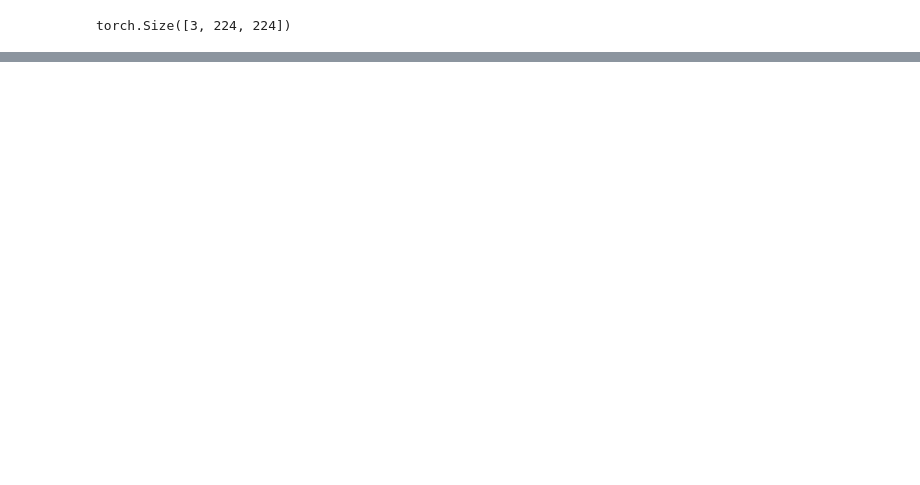
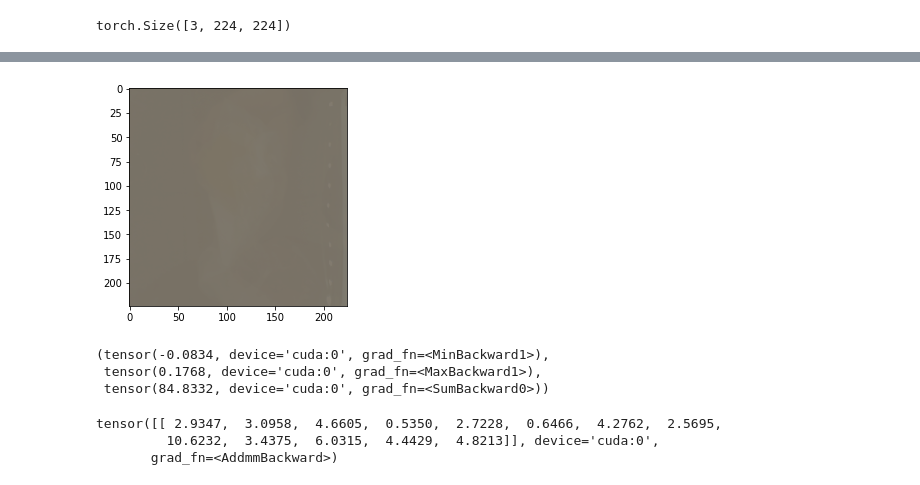
Before and after one commit to MihailMV/Fruits-and-vegetables, a Jupyter notebook: NN_fruits_and_vegetables.ipynb, the cells around one changed output, grey strips where cells are left out. Cells and saved outputs as stored; diff of their text form; code cells hidden in the pictures; blank space fills up the shorter version.

```diff
--- a/NN_fruits_and_vegetables.ipynb
+++ b/NN_fruits_and_vegetables.ipynb
@@ -396,0 +408,2 @@ plt.show()
+# %%
+img2.requires_grad = True
@@ -396,0 +422,16 @@ plt.show()
+# %%
+show_input(img2.grad.cpu())
+# %% [output]
+[figure, added]
+# %%
+model.fc.weight.min(), model.fc.weight.max(), model.fc.weight.sum()
+# %% [output]
+(tensor(-0.0834, device='cuda:0', grad_fn=<MinBackward1>),
+ tensor(0.1768, device='cuda:0', grad_fn=<MaxBackward1>),
+ tensor(84.8332, device='cuda:0', grad_fn=<SumBackward0>))
+# %%
+model(img2.view([1] + list(img2.size())))
+# %% [output]
+tensor([[ 2.9347,  3.0958,  4.6605,  0.5350,  2.7228,  0.6466,  4.2762,  2.5695,
+         10.6232,  3.4375,  6.0315,  4.4429,  4.8213]], device='cuda:0',
+       grad_fn=<AddmmBackward>)
```
Also changed, not shown: parts of 33 cells of this notebook.
